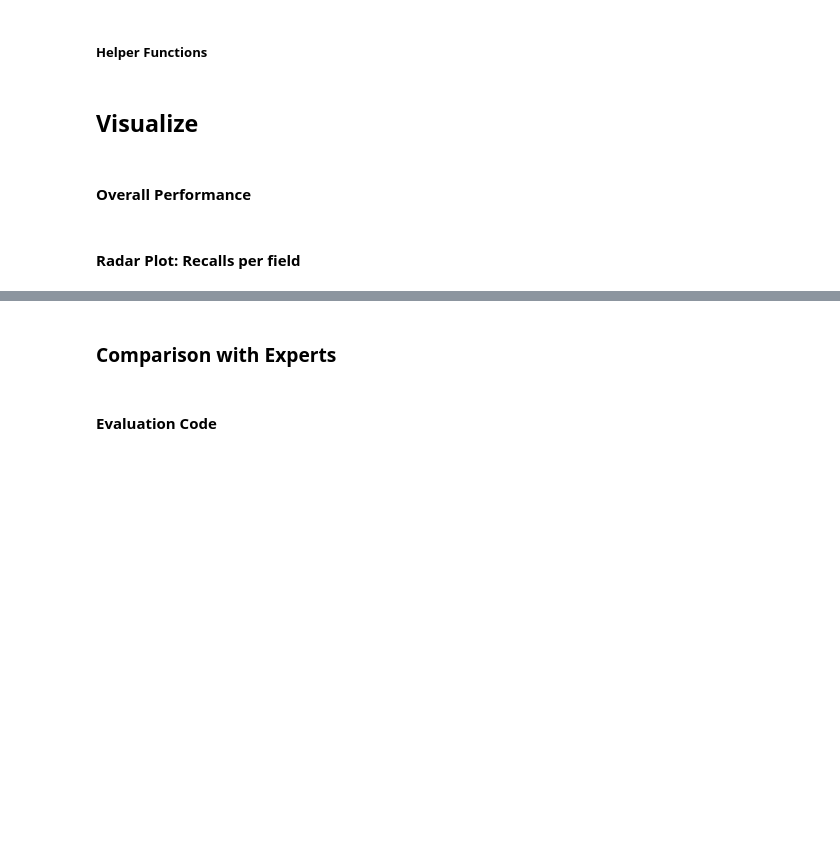
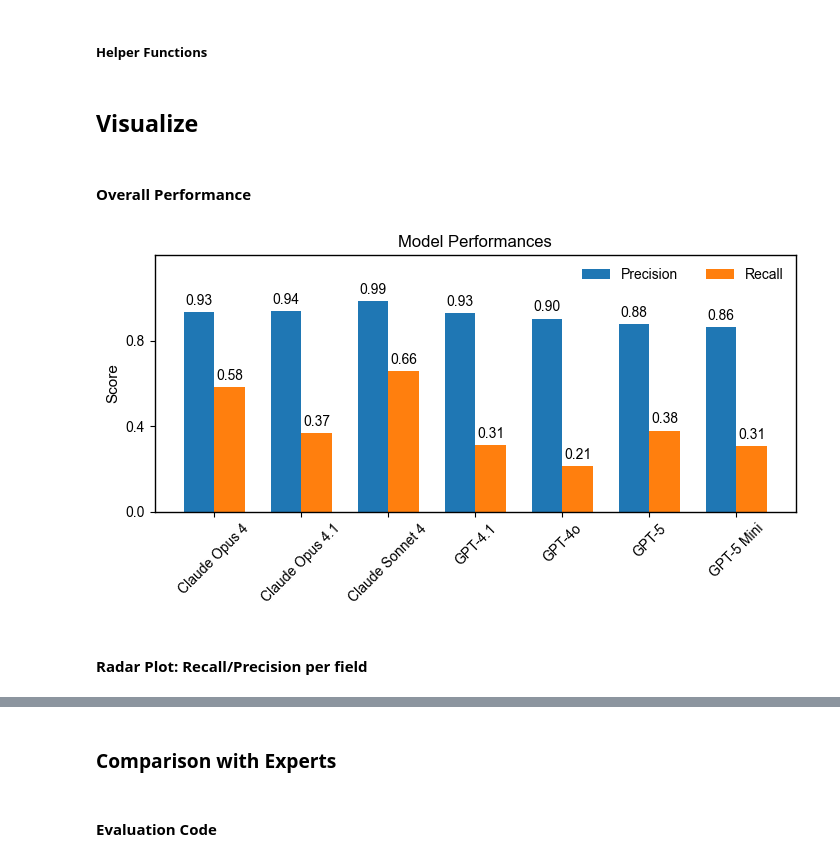
Before and after one commit to FAIRmat-NFDI/nomad-perovskite-solar-cells-database, a Jupyter notebook: src/perovskite_solar_cell_database/example_uploads/perovskite_database/perovscribe-analysis.ipynb, the cells around one changed output, grey strips where cells are left out. Drawn from its saved outputs; the diff is of its cells as text; code cells hidden in the pictures; blank space fills up the shorter version.

Commit message:
cleanup plot

```diff
--- a/src/perovskite_solar_cell_database/example_uploads/perovskite_database/perovscribe-analysis.ipynb
+++ b/src/perovskite_solar_cell_database/example_uploads/perovskite_database/perovscribe-analysis.ipynb
@@ -84,9 +84,32 @@ load_dotenv()  # Loads .env if present
 register_template()
 set_defaults()
 
+plt.rcParams.update({
+    'font.family': 'Arial',
+    'font.size': 10,
+    'axes.labelsize': 11,
+    'axes.titlesize': 12,
+    'xtick.labelsize': 10,
+    'ytick.labelsize': 10,
+    'legend.fontsize': 10,
+    'figure.titlesize': 12,
+    'axes.linewidth': 1,
+    'axes.edgecolor': 'black',
+    'axes.facecolor': 'white',
+    'figure.facecolor': 'white',
+    'grid.color': 'lightgray',
+    'grid.linewidth': 0.5,
+    'axes.grid': False,
+    'axes.spines.top': True,
+    'axes.spines.right': True,
+    'savefig.dpi': 300,
+    'savefig.bbox': 'tight',
+    'savefig.facecolor': 'white',
+})
 # Define Paths (Use relative paths for reproducibility!)
 DATA_DIR = files("perovscribe").joinpath("data")
 EXTRACTIONS_DIR = DATA_DIR / "extractions"
 GROUND_TRUTH_DIR = DATA_DIR / "ground_truth" / "test"
+DEV_DIR = DATA_DIR / "ground_truth" / "dev"
 EXPERTS_DIR = EXTRACTIONS_DIR / "humans" / "Consensus"
 # MODEL_COLORS is imported from plotly_theme (single source of truth for colors)
@@ -144,7 +261,7 @@ all_metrics = {}  # model_name -> paper_doi -> {field: score}
 all_precs_and_recalls = {}
 
 # Evaluate all models
-for model_dir in tqdm(EXTRACTIONS_DIR.iterdir()):
+for model_dir in tqdm(EXTRACTIONS_DIR.iterdir(), total=len([d for d in EXTRACTIONS_DIR.iterdir()])):
     if not model_dir.is_dir() or model_dir == "humans":
         continue
 
@@ -270,36 +551,39 @@ df = metrics_to_dataframe(all_metrics)
 
 df_doi = df.groupby(['model', 'paper']).agg({'TP':'sum', 'FP':'sum', 'FN':'sum'}).reset_index()
 
 overall = df_doi.groupby('model').sum().reset_index()
 overall['precision'] = overall['TP'] / (overall['TP'] + overall['FP'])
 overall['recall']    = overall['TP'] / (overall['TP'] + overall['FN'])
 
 
 # Plot
 x = np.arange(len(overall))
 width = 0.35
 
-overall_performance_fig, ax = plt.subplots()
+overall_performance_fig, ax = plt.subplots(figsize=(7.2, 4))
 rects1 = ax.bar(x - width/2, overall['precision'], width, label='Precision')
 rects2 = ax.bar(x + width/2, overall['recall'], width, label='Recall')
 
 ax.set_ylabel('Score')
 ax.set_title('Model Performances')
 ax.set_xticks(x)
 ax.set_xticklabels(overall['model'], rotation=45)
 ax.set_yticks(np.arange(0, 1.1, 0.4))
 ax.set_yticklabels([f"{y:.1f}" for y in np.arange(0, 1.1, 0.4)])
-ax.set_ylim(0, 1.05)
-ax.legend(loc='upper center', bbox_to_anchor=(0.5, 1.3), ncol=2, frameon=False)
+ax.set_ylim(0, 1.2)
+ax.legend(loc='upper right', ncol=2, frameon=False)
 
 # Add value labels
 for rects, values in [(rects1, overall['precision']), (rects2, overall['recall'])]:
     for rect, val in zip(rects, values):
         height = rect.get_height()
         ax.text(rect.get_x() + rect.get_width()/2., height + 0.02,
                 f'{val:.2f}', ha='center', va='bottom')
 
 plt.tight_layout()
+overall_performance_fig.savefig("overall_performance_bars.pdf")
+# %% [output]
+[figure, added]
 # %% [markdown]
-#### Radar Plot: Recalls per field
+#### Radar Plot: Recall/Precision per field
 # %%
```
Also changed, not shown: parts of 7 cells of this notebook.
